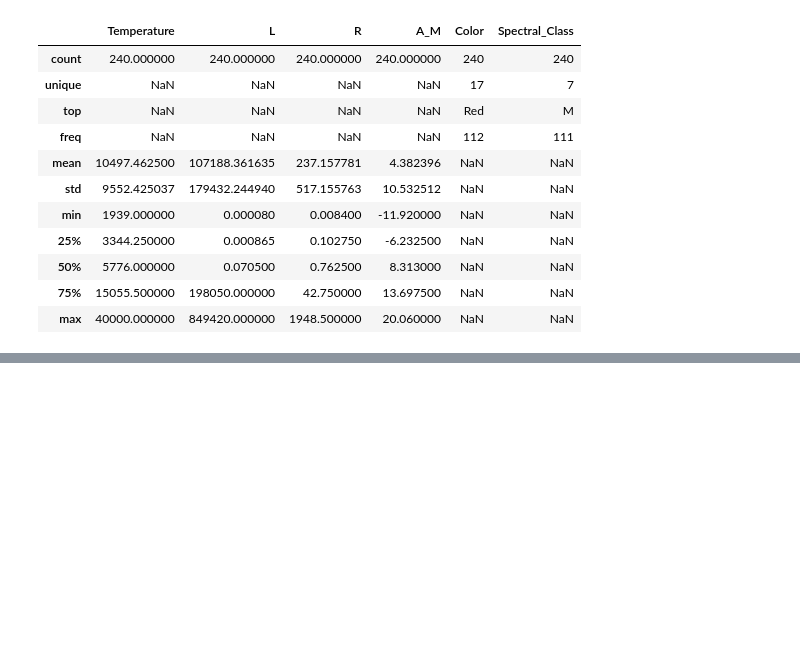
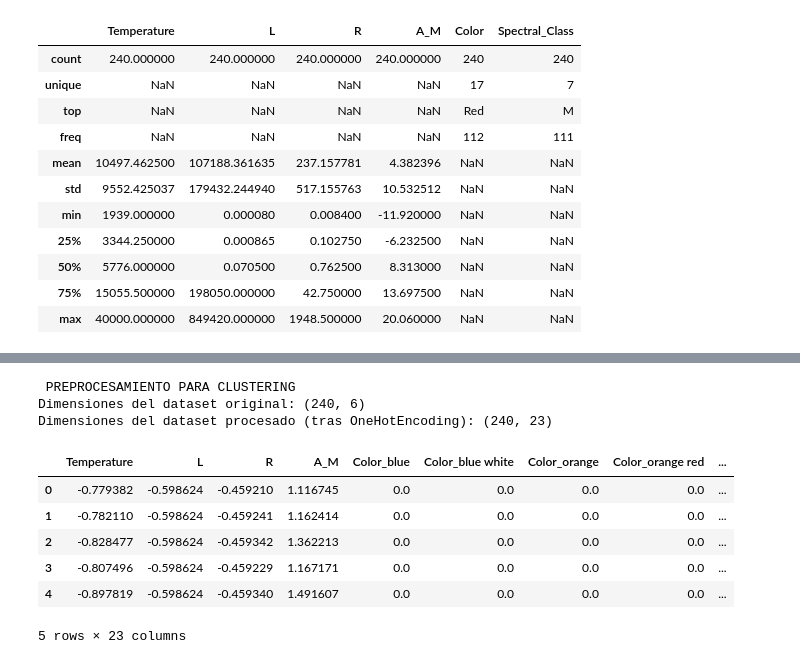
Before and after one commit to 100495927/Aprendizaje_Automatico_2, a Jupyter notebook: AA_P2_100495927_100472712.ipynb, the cells around one changed output, grey strips where cells are left out. Cells and saved outputs as stored; diff of their text form; code cells hidden in the pictures; blank space fills up the shorter version.

```diff
--- a/AA_P2_100495927_100472712.ipynb
+++ b/AA_P2_100495927_100472712.ipynb
@@ -116,0 +196,43 @@ de valores perdidos o inconsistencias.
+# %%
+from sklearn.preprocessing import StandardScaler, OneHotEncoder
+from sklearn.compose import ColumnTransformer
+
+print(" PREPROCESAMIENTO PARA CLUSTERING ")
+
+# 1. Separamos variables
+columnas_num = ['Temperature', 'L', 'R', 'A_M']
+columnas_cat = ['Color', 'Spectral_Class']
+
+# 2. Creamos el preprocesador
+preprocesador = ColumnTransformer(
+    transformers=[
+        ('num', StandardScaler(), columnas_num),
+        # Usamos sparse_output=False para que devuelva un array denso normal
+        ('cat', OneHotEncoder(sparse_output=False, handle_unknown='ignore'), columnas_cat)
+    ])
+
+# 3. Aplicamos la transformación a los datos
+X_procesado = preprocesador.fit_transform(df)
+
+# 4. Recuperamos los nombres de las columnas para no perder la pista
+nombres_num = columnas_num
+nombres_cat = preprocesador.named_transformers_['cat'].get_feature_names_out(columnas_cat)
+nombres_todos = list(nombres_num) + list(nombres_cat)
+
+# 5. Lo volvemos a meter en un DataFrame para que sea fácil trabajar con él
+df_procesado = pd.DataFrame(X_procesado, columns=nombres_todos)
+
+print(f"Dimensiones del dataset original: {df.shape}")
+print(f"Dimensiones del dataset procesado (tras OneHotEncoding): {df_procesado.shape}")
+display(df_procesado.head())
+# %% [output]
+ PREPROCESAMIENTO PARA CLUSTERING
+Dimensiones del dataset original: (240, 6)
+Dimensiones del dataset procesado (tras OneHotEncoding): (240, 23)
+|  | Temperature | L | R | A_M | Color_blue | Color_blue white | Color_orange | Color_orange red | ... |
+| 0 | -0.779382 | -0.598624 | -0.459210 | 1.116745 | 0.0 | 0.0 | 0.0 | 0.0 | ... |
+| 1 | -0.782110 | -0.598624 | -0.459241 | 1.162414 | 0.0 | 0.0 | 0.0 | 0.0 | ... |
+| 2 | -0.828477 | -0.598624 | -0.459342 | 1.362213 | 0.0 | 0.0 | 0.0 | 0.0 | ... |
+| 3 | -0.807496 | -0.598624 | -0.459229 | 1.167171 | 0.0 | 0.0 | 0.0 | 0.0 | ... |
+| 4 | -0.897819 | -0.598624 | -0.459340 | 1.491607 | 0.0 | 0.0 | 0.0 | 0.0 | ... |
+5 rows × 23 columns
```
Also changed, not shown: parts of 10 cells of this notebook.
